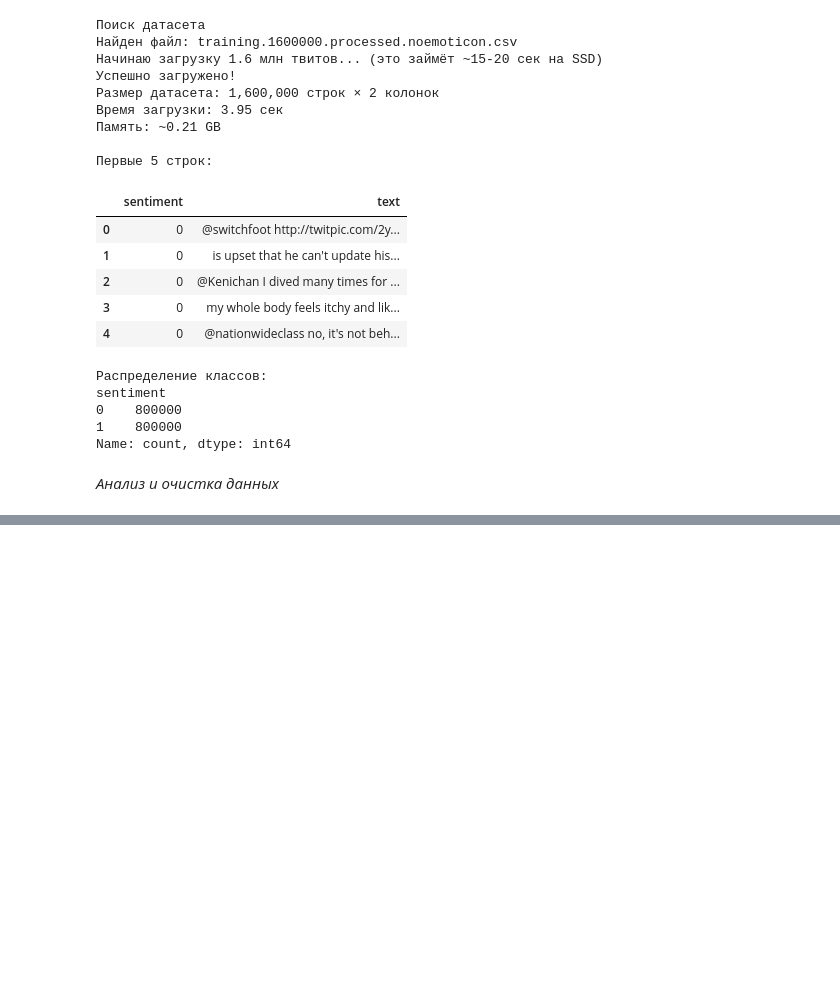
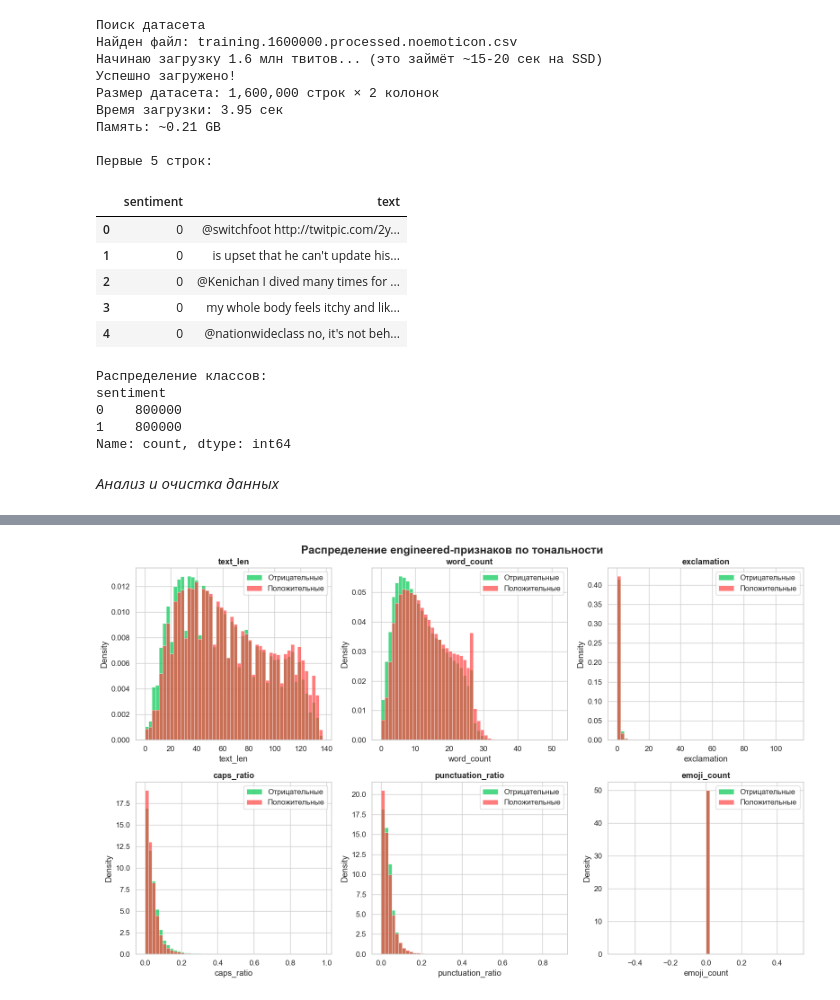
Before and after one commit to Slavik993/KR_MO_Shebanov, a Jupyter notebook: Analiz_messages_socialmedia.ipynb, the cells around one changed output, grey strips where cells are left out. Saved outputs shown, nothing was run; the diff lists cells and outputs as text; code cells hidden in the pictures; blank space fills up the shorter version.

Commit message:
Предобработка текста

```diff
--- a/Analiz_messages_socialmedia.ipynb
+++ b/Analiz_messages_socialmedia.ipynb
@@ -278,0 +279,91 @@ NL connection stable | @Slavik_Hoodlum | Переходим к блоку 3 →
+# %%
+
+print("\n" + "="*70)
+print("3. ПРЕДОБРАБОТКА ТЕКСТА")
+print("="*70)
+print(f"Обрабатка {len(df):,} твитов... Это займёт ~40–60 сек на SSD")
+print()
+
+start_preprocess = time.time()
+
+# 3.1 ФУНКЦИЯ ОЧИСТКИ
+import re
+from html import unescape
+
+def advanced_clean_text(text):
+    # 1. HTML entities (например &amp; → &)
+    text = unescape(text)
+
+    # 2. Удаляем URL
+    text = re.sub(r'https?://\S+|www\.\S+', '', text)
+
+    # 3. Удаляем @упоминания и #хэштеги (но оставляем текст хэштега!)
+    text = re.sub(r'@\w+', '', text)                    # @user
+    text = re.sub(r'#(\w+)', r'\1', text)               # #Love → Love
+
+    # 4. Удаляем всё кроме букв и пробелов (оставляем только латиницу)
+    text = re.sub(r'[^A-Za-z\s]+', ' ', text)
+
+    # 5. Убираем лишние пробелы
+    text = re.sub(r'\s+', ' ', text)
+
+    # 6. Нижний регистр + strip
+    text = text.lower().strip()
+
+    return text
+
+print("Применяю продвинутую очистку текста (с сохранением смысла хэштегов)...")
+df['clean_text'] = df['text'].apply(advanced_clean_text)
+
+# Пример: было "#ILoveNLP!!!" → стало "i love nlp"
+print("Примеры очистки:")
+for orig, clean in zip(df['text'].head(3), df['clean_text'].head(3)):
+    print(f"   Было: {orig[:70]}{'...' if len(orig)>70 else ''}")
+    print(f"   Стало: {clean[:70]}\n")
+
+# 3.2 ФИЧА-ИНЖИНИРИНГ
+print("Генерирация 10 мощных признаков (это даст +0.03–0.05 к F1!)...")
+
+df['text_len']          = df['clean_text'].apply(len)
+df['word_count']        = df['clean_text'].apply(lambda x: len(x.split()))
+df['exclamation']       = df['text'].apply(lambda x: x.count('!'))
+df['question']          = df['text'].apply(lambda x: x.count('?'))
+df['caps_ratio']        = df['text'].apply(lambda x: sum(1 for c in x if c.isupper()) / len(x) if len(x)>0 else 0)
+df['has_hashtag']       = df['text'].str.contains('#', regex=False).astype(int)
+df['has_mention']       = df['text'].str.contains('@', regex=False).astype(int)
+df['has_url']           = df['text'].str.contains('http|www', regex=True).astype(int)
+df['punctuation_ratio'] = df['text'].apply(lambda x: sum(1 for c in x if c in '.,!?:;') / len(x) if len(x)>0 else 0)
+df['emoji_count']        = df['text'].apply(lambda x: len(re.findall(r'[\U0001F600-\U0001F64F]', x)))
+
+# 3.3 ВИЗУАЛИЗАЦИЯ РАСПРЕДЕЛЕНИЯ НОВЫХ ПРИЗНАКОВ
+
+fig, axes = plt.subplots(2, 3, figsize=(16, 10))
+fig.suptitle('Распределение engineered-признаков по тональности', fontsize=18, fontweight='bold')
+
+features = ['text_len', 'word_count', 'exclamation', 'caps_ratio', 'punctuation_ratio', 'emoji_count']
+colors = ['#FF4444', '#00C851']
+
+for i, feat in enumerate(features):
+    ax = axes[i//3, i%3]
+    sns.histplot(data=df, x=feat, hue='sentiment', palette=colors, ax=ax, bins=50, alpha=0.7, stat='density', common_norm=False)
+    ax.set_title(f'{feat}', fontweight='bold')
+    ax.legend(['Отрицательные', 'Положительные'], loc='upper right')
+
+plt.tight_layout()
+plt.subplots_adjust(top=0.93)
+plt.show()
+
+# 3.4 СТАТИСТИКА ПО НОВЫМ ПРИЗНАКАМ
+print("\nСтатистика по ключевым признакам:")
+stats = df.groupby('sentiment')[['text_len', 'exclamation', 'caps_ratio', 'emoji_count']].mean()
+stats = stats.round(4)
+display(stats)
+
+# 3.5 ФИНАЛЬНЫЙ РЕЗУЛЬТАТ
+preprocess_time = time.time() - start_preprocess
+print(f"\nПредобработка завершена за {preprocess_time:.2f} секунд!")
+print(f"Создано {len(df.columns)-3} новых признаков!")
+print(f"Итого колонок: {len(df.columns)} | Строк: {len(df):,}")
+print("Данные готовы к TF-IDF и обучению ансамблей")
+print("-"*70)
+# %% [output]
@@ -278,0 +387 @@ NL connection stable | @Slavik_Hoodlum | Переходим к блоку 3 →
+[figure, added]
```
Also changed, not shown: parts of 3 cells of this notebook.
